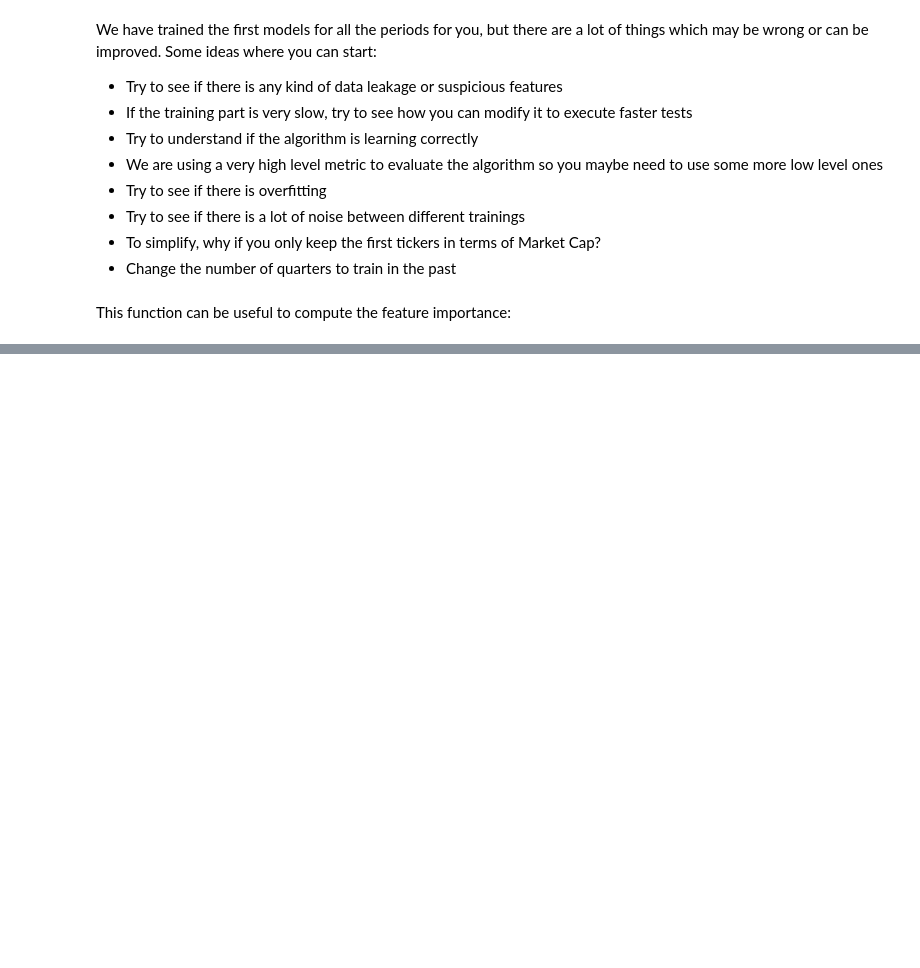
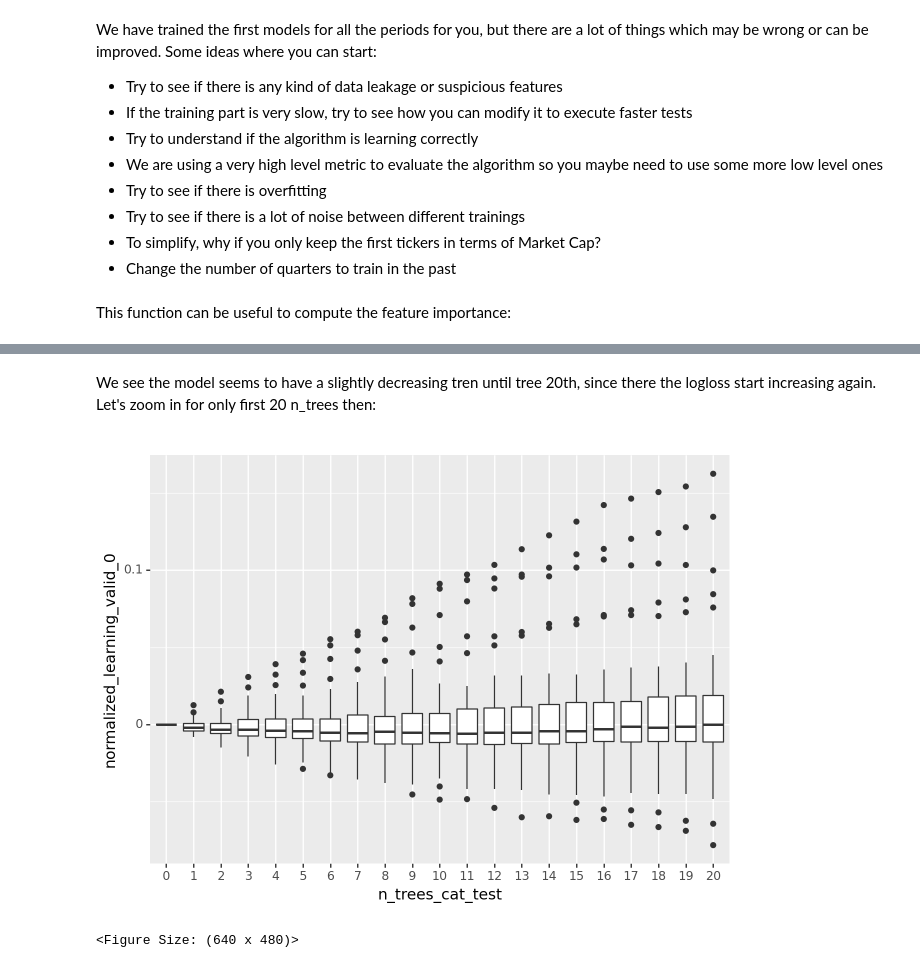
Before and after one commit to dan1dr/zrive-ds, a Jupyter notebook: src/module_5/module5.ipynb, the cells around one changed output, grey strips where cells are left out. Drawn from its saved outputs; the diff is of its cells as text; code cells hidden in the pictures; blank space fills up the shorter version.

```diff
--- a/src/module_5/module5.ipynb
+++ b/src/module_5/module5.ipynb
@@ -315,0 +519,7 @@ import matplotlib.pyplot as plt
+# %% [markdown]
+We see the model seems to have a slightly decreasing tren until tree 20th, since there the logloss start increasing again. Let's zoom in for only first 20 n_trees then:
+# %%
+ggplot(learning_rates[learning_rates['n_trees'] <= 20], aes(x="n_trees_cat_test")) + geom_boxplot(aes(y="normalized_learning_valid_0"))
+# %% [output]
+[figure, added]
+<Figure Size: (640 x 480)>
```
Also changed, not shown: parts of 33 cells of this notebook, 1 other file.
